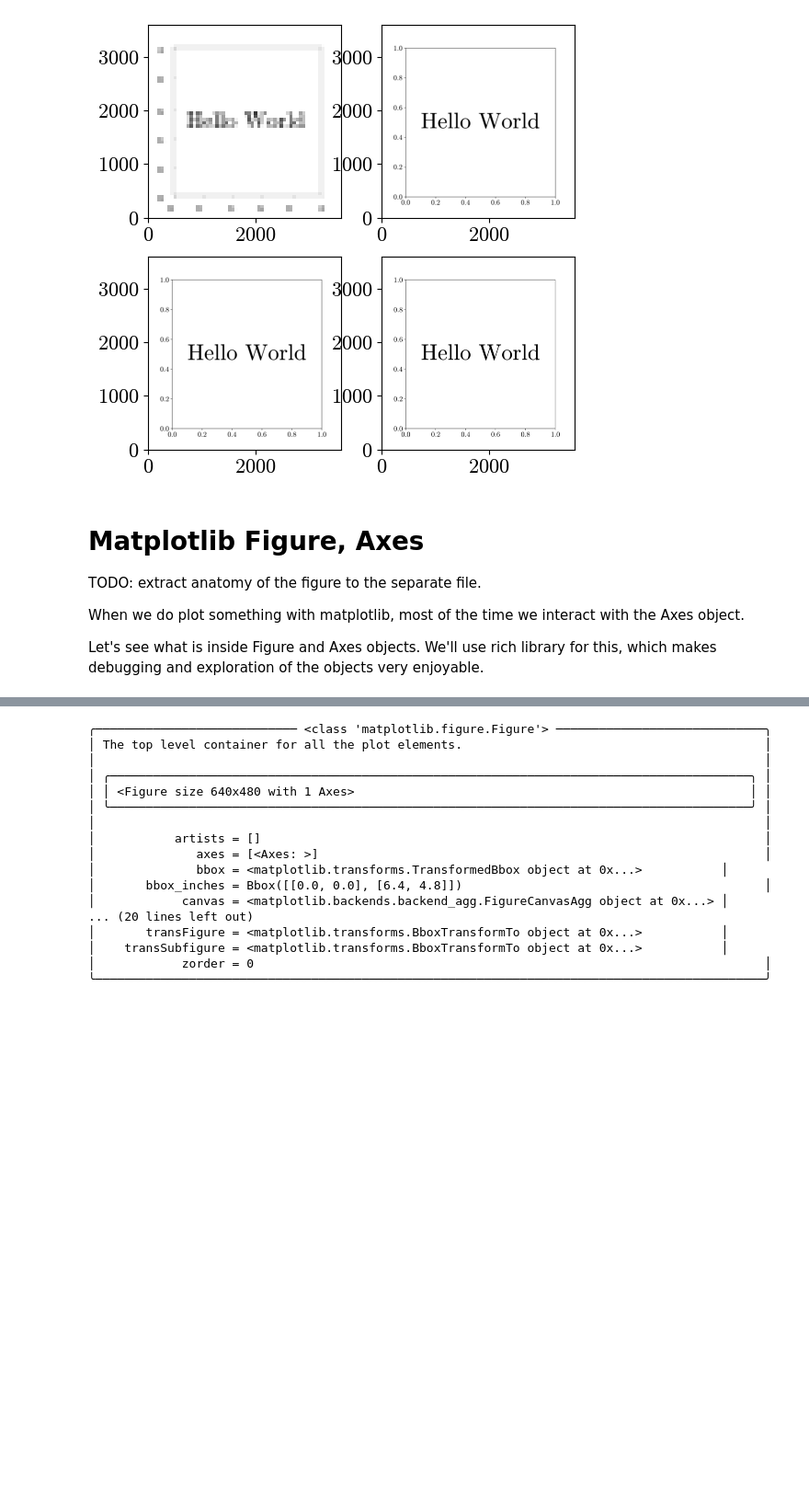
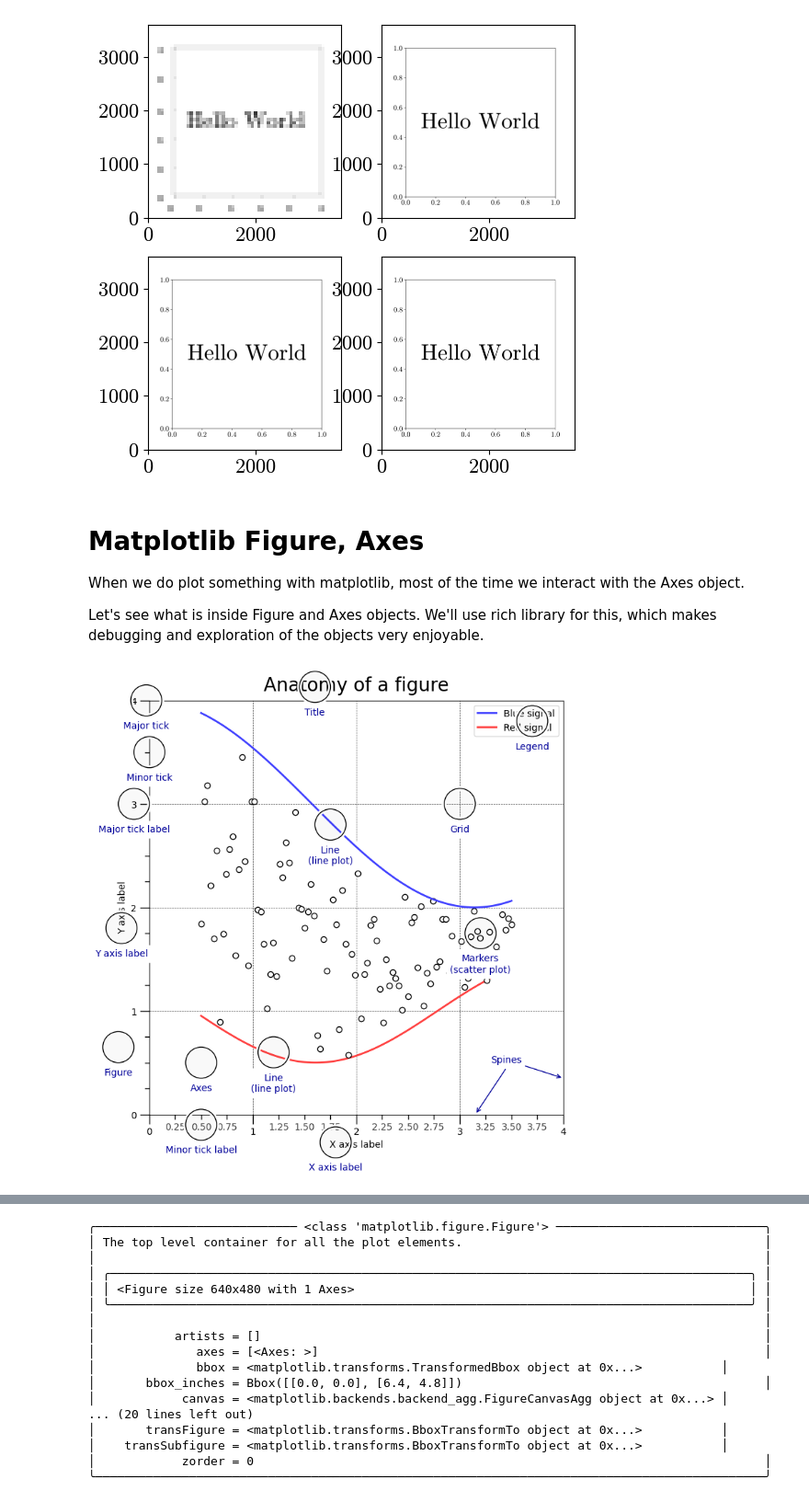
Before and after one commit to Kislovskiy/ChartCraftHub, a Jupyter notebook: src/chartcrafthub/chapter_1_0.ipynb, the cells around one changed output, grey strips where cells are left out. Shown at 92% size. Saved outputs shown, nothing was run; the diff lists cells and outputs as text; code cells hidden in the pictures; blank space fills up the shorter version.

Commit message:
refactor anatomy_of_figure

```diff
--- a/src/chartcrafthub/chapter_1_0.ipynb
+++ b/src/chartcrafthub/chapter_1_0.ipynb
@@ -242,10 +242,16 @@ fig.set_size_inches(10, 10)
 [figure]
 # %% [markdown]
 # Matplotlib Figure, Axes
-
-TODO: extract anatomy of the figure to the separate file.
 
 When we do plot something with matplotlib, most of the time we interact with the Axes object.
 
 Let's see what is inside Figure and Axes objects.
 We'll use rich library for this, which makes debugging and exploration of the objects very enjoyable.
+# %%
+import matplotlib
+from anatomy_of_figure import main
+
+matplotlib.rcdefaults()
+fig = main()
+# %% [output]
+[figure, added]
```
Also changed, not shown: parts of 1 cell of this notebook, 1 other file.
